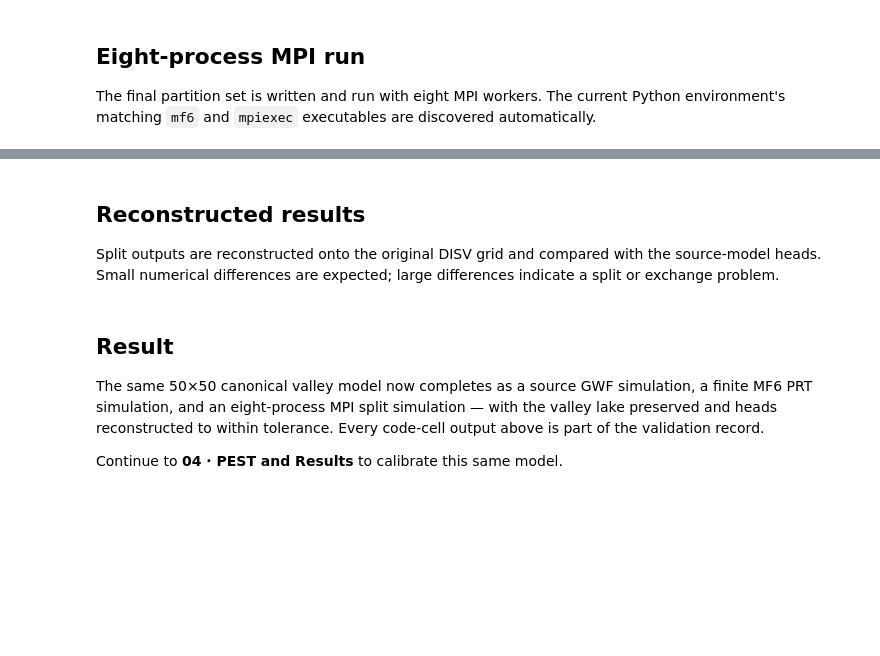
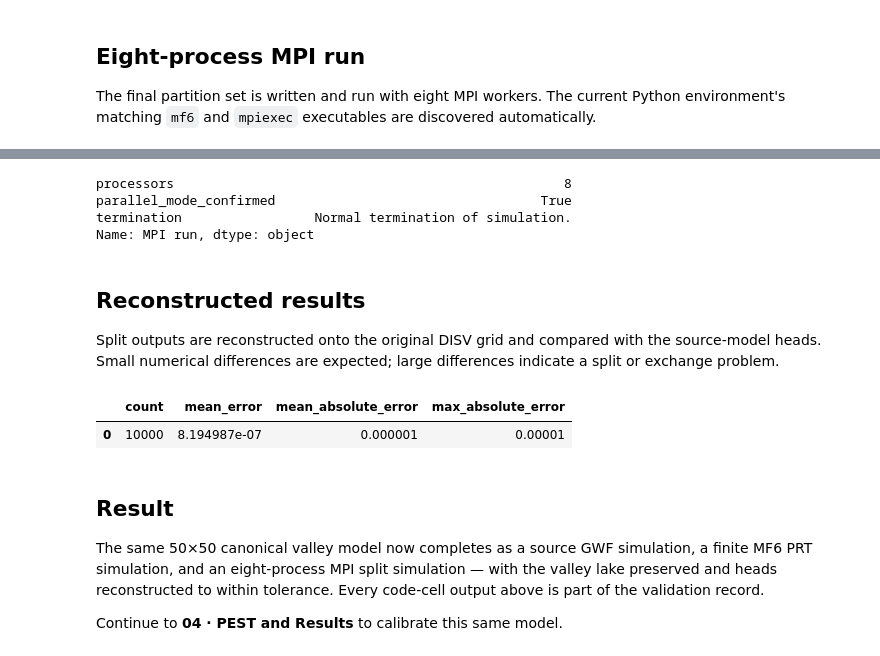
Before and after one commit to lmioduszewski/simple_modflow, a Jupyter notebook: examples/mf6/notebooks/canonical_03_prt_and_parallel.ipynb, the cells around one changed output, grey strips where cells are left out. Drawn from its saved outputs; the diff is of its cells as text; code cells hidden in the pictures; blank space fills up the shorter version.

```diff
--- a/examples/mf6/notebooks/canonical_03_prt_and_parallel.ipynb
+++ b/examples/mf6/notebooks/canonical_03_prt_and_parallel.ipynb
@@ -120,13 +200,22 @@ split.summary()
 # %%
-parallel_success, parallel_report = split.run(processors=split.nparts, write=False, silent=True)
-assert parallel_success, '\n'.join(parallel_report[-30:])
-assert any('PARALLEL mode' in line for line in parallel_report)
-
-pd.Series({
-    'processors': split.nparts,
-    'parallel_mode_confirmed': True,
-    'termination': parallel_report[-1],
-}, name='MPI run')
+# RUN_MPI gates the 8-process MPI launch + reconstruction below. Saved
+# outputs are from a completed run. Set RUN_MPI = True to regenerate them
+# (needs a matching mpiexec on PATH; ~1-2 min).
+RUN_MPI = False
+if RUN_MPI:
+    parallel_success, parallel_report = split.run(processors=split.nparts, write=False, silent=True)
+    assert parallel_success, '\n'.join(parallel_report[-30:])
+    assert any('PARALLEL mode' in line for line in parallel_report)
+    display(pd.Series({
+        'processors': split.nparts,
+        'parallel_mode_confirmed': True,
+        'termination': parallel_report[-1],
+    }, name='MPI run'))
+# %% [output]
+processors                                                  8
+parallel_mode_confirmed                                  True
+termination                 Normal termination of simulation.
+Name: MPI run, dtype: object
 # %% [markdown]
 ## Reconstructed results
 
@@ -134,9 +223,13 @@ Split outputs are reconstructed onto the original DISV grid and compared with th
 source-model heads. Small numerical differences are expected; large differences
 indicate a split or exchange problem.
 # %%
-head_comparison = split.compare_heads()
-assert head_comparison.loc[0, 'max_absolute_error'] < 0.1, head_comparison
-head_comparison
+if RUN_MPI:
+    head_comparison = split.compare_heads()
+    assert head_comparison.loc[0, 'max_absolute_error'] < 0.1, head_comparison
+    display(head_comparison)
+# %% [output]
+|  | count | mean_error | mean_absolute_error | max_absolute_error |
+| 0 | 10000 | 8.194987e-07 | 0.000001 | 0.00001 |
 # %% [markdown]
 ## Result
 
```
Also changed, not shown: parts of 5 cells of this notebook, 6 other files.
